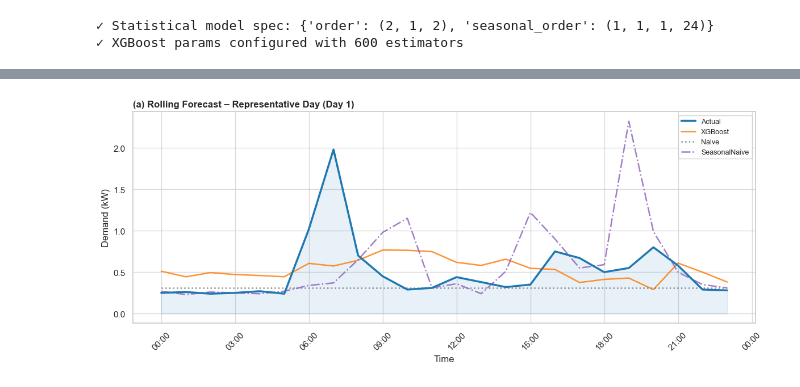
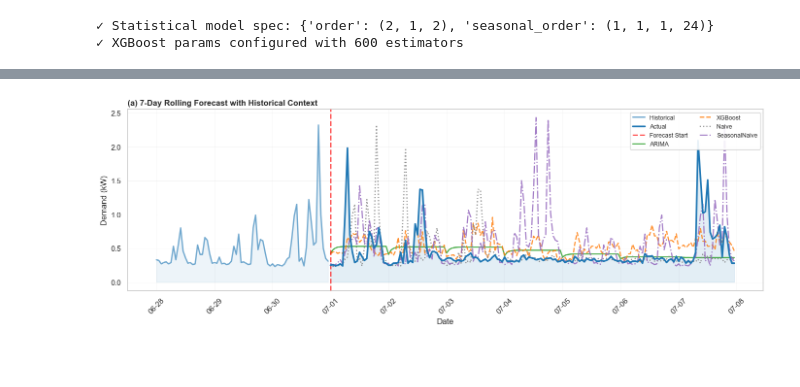
Before and after one commit to samuel29102002/Energy_Data_Science, a Jupyter notebook: notebooks/09_forecasting_pipeline.ipynb, the cells around one changed output, grey strips where cells are left out. Cells and saved outputs as stored; diff of their text form; code cells hidden in the pictures; blank space fills up the shorter version.

```diff
--- a/notebooks/09_forecasting_pipeline.ipynb
+++ b/notebooks/09_forecasting_pipeline.ipynb
@@ -130,6 +130,10 @@ def save_figure(fig: plt.Figure, shortname: str, dpi: int = 300) -> None:
 
 
 def display_table(df: pd.DataFrame, shortname: str) -> None:
+    """Save table to CSV and display inline. Removes .csv extension if present."""
+    # Remove .csv extension if already present to avoid double extension
+    if shortname.endswith('.csv'):
+        shortname = shortname[:-4]
     csv_path = TABLES_DIR / f"09_{shortname}.csv"
     df.to_csv(csv_path, index=False)
     display(df)
@@ -144,6 +148,7 @@ COLORS = {
     "Actual": "#1f77b4",     # Blue
     "XGBoost": "#ff7f0e",    # Orange
     "SARIMA": "#2ca02c",     # Green
+    "ARIMA": "#2ca02c",      # Green (same as SARIMA)
     "Naive": "#7f7f7f",      # Gray
     "SeasonalNaive": "#9467bd",  # Purple
 }
@@ -603,51 +630,78 @@ print("✓ Calculated aggregate metrics from predictions.")
 ✓ Calculated aggregate metrics from predictions.
 # %%
-# =============================================================================
-# Figure 1: Representative Day Overlay - Academic Style
-# =============================================================================
+
+# Figure 1: Forecast with Historical Context (3 days before + 7 day forecast)
+
 if predictions_clean.empty:
     raise ValueError("No predictions available for plotting.")
 
-# Select a representative day (day with most data)
-day_lengths = predictions_clean.groupby("day_idx")["timestamp"].nunique()
-plot_day = int(day_lengths.idxmax())
+# Get the first forecast timestamp
+first_forecast_ts = predictions_clean["timestamp"].min()
+# Get 3 days of historical context
+context_start = first_forecast_ts - pd.Timedelta(days=3)
+context_end = first_forecast_ts - pd.Timedelta(hours=1)
 
-plot_df = predictions_clean[predictions_clean["day_idx"] == plot_day].copy()
-actual_series = plot_df.groupby("timestamp")["y_true"].first()
-pivot_df = plot_df.pivot_table(index="timestamp", columns="model_name", values="y_pred")
+# Extract historical context from training data
+historical_context = train_full_df[
+    (train_full_df["timestamp"] >= context_start) &
+    (train_full_df["timestamp"] <= context_end)
+].copy()
+historical_context = historical_context.set_index("timestamp")[TARGET].sort_index()
 
-fig, ax = plt.subplots(figsize=(12, 5))
+# Pivot predictions for easier plotting
+actual_forecast = predictions_clean.groupby("timestamp")["y_true"].first().sort_index()
+pivot_forecast = predictions_clean.pivot_table(
+    index="timestamp", columns="model_name", values="y_pred"
+).sort_index()
+
+# Update color palette to include ARIMA
+COLORS.update({"ARIMA": "#2ca02c"})  # Green for ARIMA
+
+fig, ax = plt.subplots(figsize=(14, 5))
 fig.patch.set_facecolor('white')
 
-# Plot actual demand
-ax.plot(actual_series.index, actual_series.values,
+# Plot historical context (3 days before forecast)
+ax.plot(historical_context.index, historical_context.values,
+        label="Historical", color=COLORS["Actual"], linewidth=2, alpha=0.6)
+ax.fill_between(historical_context.index, 0, historical_context.values,
+                alpha=0.08, color=COLORS["Actual"])
+
+# Plot actual demand during forecast period
+ax.plot(actual_forecast.index, actual_forecast.values,
         label="Actual", color=COLORS["Actual"], linewidth=2.5, zorder=5)
-ax.fill_between(actual_series.index, 0, actual_series.values,
-                alpha=0.1, color=COLORS["Actual"])
+ax.fill_between(actual_forecast.index, 0, actual_forecast.values,
+                alpha=0.12, color=COLORS["Actual"])
 
-# Plot model predictions
-linestyles = {"XGBoost": "-", "SARIMA": "--", "Naive": ":", "SeasonalNaive": "-."}
-for model_name in ["XGBoost", "SARIMA", "Naive", "SeasonalNaive"]:
-    if model_name in pivot_df.columns:
-        ax.plot(pivot_df.index, pivot_df[model_name],
+# Add vertical line at forecast start
+ax.axvline(first_forecast_ts, color="red", linestyle="--", linewidth=2,
+           alpha=0.7, label="Forecast Start", zorder=4)
+
+# Plot model predictions (only in forecast period)
+linestyles = {"ARIMA": "-", "XGBoost": "--", "Naive": ":", "SeasonalNaive": "-."}
+for model_name in ["ARIMA", "XGBoost", "Naive", "SeasonalNaive"]:
+    if model_name in pivot_forecast.columns:
+        ax.plot(pivot_forecast.index, pivot_forecast[model_name],
                 label=model_name,
                 color=COLORS.get(model_name, "#000"),
                 linewidth=1.8,
                 linestyle=linestyles.get(model_name, "-"),
                 alpha=0.85)
 
-ax.set_title(f"(a) Rolling Forecast – Representative Day (Day {plot_day})",
+ax.set_title("(a) 7-Day Rolling Forecast with Historical Context",
              fontsize=12, fontweight="bold", loc="left")
-ax.set_xlabel("Time", fontweight="medium")
+ax.set_xlabel("Date", fontweight="medium")
 ax.set_ylabel("Demand (kW)", fontweight="medium")
-ax.legend(loc="upper right", framealpha=0.9, fontsize=9)
+ax.legend(loc="upper right", framealpha=0.9, fontsize=9, ncol=2)
 ax.tick_params(axis="x", rotation=45)
 
 # Format x-axis for readability
 import matplotlib.dates as mdates
-ax.xaxis.set_major_formatter(mdates.DateFormatter('%H:%M'))
-ax.xaxis.set_major_locator(mdates.HourLocator(interval=3))
+ax.xaxis.set_major_formatter(mdates.DateFormatter('%m-%d'))
+ax.xaxis.set_major_locator(mdates.DayLocator())
 
-save_figure(fig, "day_overlay_rep")
+# Add subtle grid
+ax.grid(True, alpha=0.3, linestyle='-', linewidth=0.5)
+
+save_figure(fig, "forecast_with_context")
 # %% [output]
-[figure, old version]
+[figure, new version]
```
Also changed, not shown: parts of 7 cells of this notebook, 28 other files.
